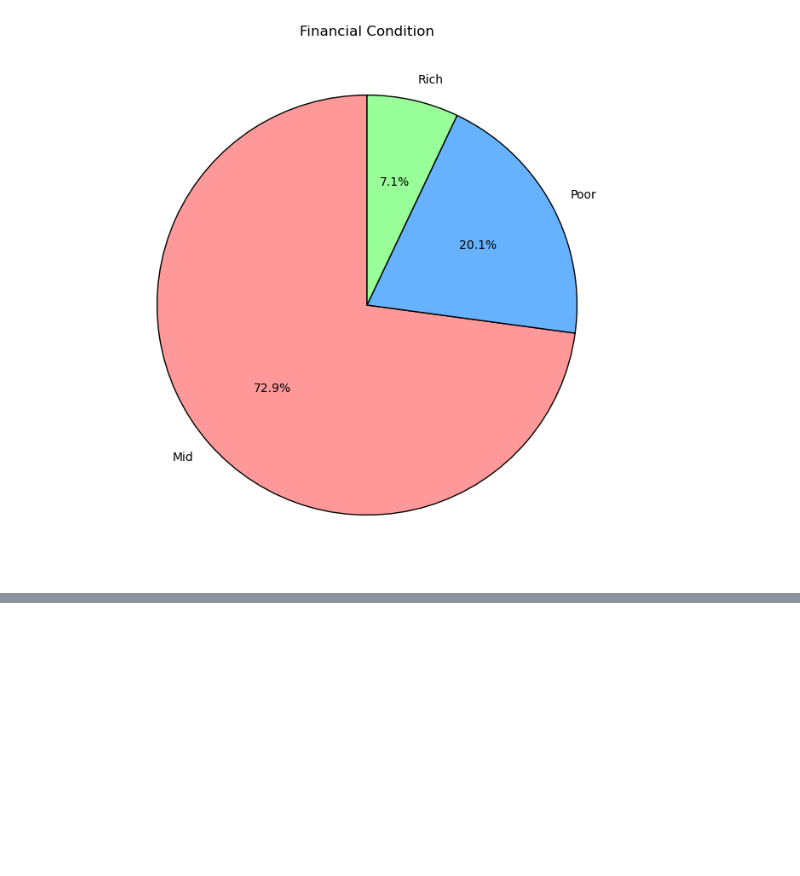
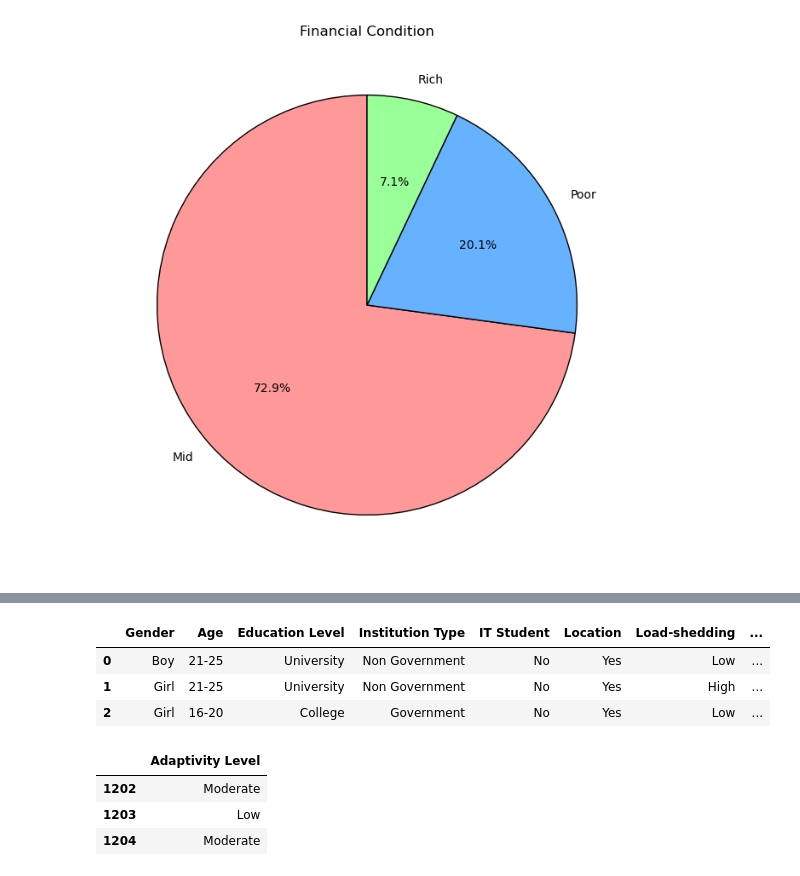
Before and after one commit to OchiengBilly/Determine-Students-Adaptability-using-CatBoost-Classifier, a Jupyter notebook: code.ipynb, the cells around one changed output, grey strips where cells are left out. Drawn from its saved outputs; the diff is of its cells as text; code cells hidden in the pictures; blank space fills up the shorter version.

Commit message:
Exploratory data analysis, data preparation and training the first model

```diff
--- a/code.ipynb
+++ b/code.ipynb
@@ -127,0 +141,4 @@ plt.show()
+# %%
+# Types of data present in the dataframe
+df = pd.read_csv('students_adaptability_data.csv')
+df.dtypes
@@ -127,0 +161,20 @@ plt.show()
+# %%
+# Divide the data into features and target
+features = df.drop(columns= 'Adaptivity Level', axis=1)
+target = df[['Adaptivity Level']]
+# %%
+# Show features
+features.head(3)
+# %% [output]
+|  | Gender | Age | Education Level | Institution Type | IT Student | Location | Load-shedding | ... |
+| 0 | Boy | 21-25 | University | Non Government | No | Yes | Low | ... |
+| 1 | Girl | 21-25 | University | Non Government | No | Yes | High | ... |
+| 2 | Girl | 16-20 | College | Government | No | Yes | Low | ... |
+# %%
+# Show target
+target.tail(3)
+# %% [output]
+|  | Adaptivity Level |
+| 1202 | Moderate |
+| 1203 | Low |
+| 1204 | Moderate |
```
Also changed, not shown: parts of 18 cells of this notebook, 1 other file.
